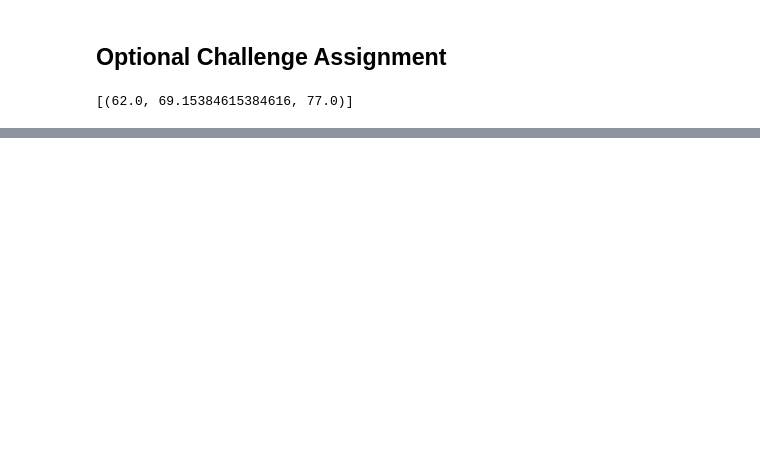
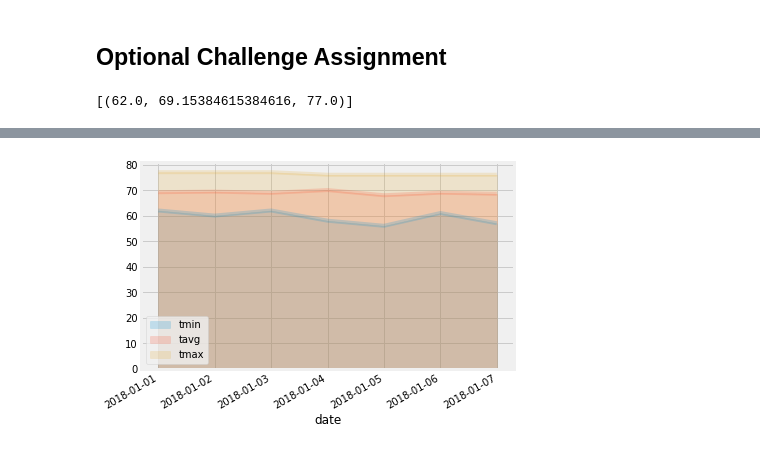
Before and after one commit to manojkdey/homework-10-SQlAlchemy, a Jupyter notebook: 10-Advanced-Data-Storage-and-Retrieval/Instructions/climate_starter.ipynb, the cells around one changed output, grey strips where cells are left out. Saved outputs shown, nothing was run; the diff lists cells and outputs as text; code cells hidden in the pictures; blank space fills up the shorter version.

```diff
--- a/10-Advanced-Data-Storage-and-Retrieval/Instructions/climate_starter.ipynb
+++ b/10-Advanced-Data-Storage-and-Retrieval/Instructions/climate_starter.ipynb
@@ -284,11 +223,19 @@ daily_normals("01-01")
 # %%
 # calculate the daily normals for your trip
 # push each tuple of calculations into a list called `normals`
-
 # Set the start and end date of the trip
+trip_start_dt = '2018-01-01'
+trip_end_dt = '2018-01-07'
 
 # Use the start and end date to create a range of dates
+trip_date_range = pd.date_range(trip_start_dt, trip_end_dt, freq='D')
 
-# Stip off the year and save a list of %m-%d strings
+# Strip off the year and save a list of %m-%d strings
+trip_month_day_fmt = trip_date_range.strftime('%m-%d')
 
 # Loop through the list of %m-%d strings and calculate the normals for each date
+each_day_normals = []
+for date in trip_month_day_fmt:
+    each_day_normals.append(*daily_normals(date))
+
+each_day_normals
@@ -295,2 +250,6 @@ daily_normals("01-01")
 # %%
 # Load the previous query results into a Pandas DataFrame and add the `trip_dates` range as the `date` index
+daily_normals_df = pd.DataFrame(each_day_normals, columns=['tmin', 'tavg', 'tmax'])
+daily_normals_df['date'] = trip_date_range
+daily_normals_df.set_index(['date'],inplace=True)
+daily_normals_df.head()
@@ -297,2 +264,6 @@ daily_normals("01-01")
 # %%
 # Plot the daily normals as an area plot with `stacked=False`
+daily_normals_df.plot(kind='area', stacked=False, x_compat=True, alpha=.2)
+plt.tight_layout()
+# %% [output]
+[figure, added]
```
Also changed, not shown: parts of 16 cells of this notebook.
